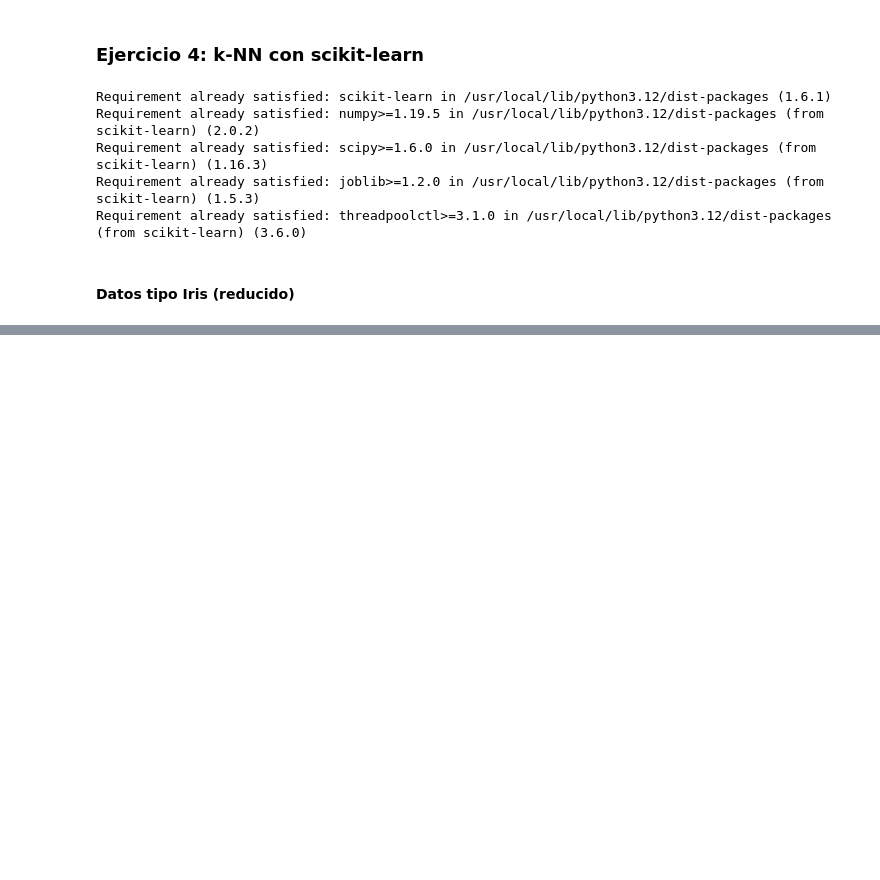
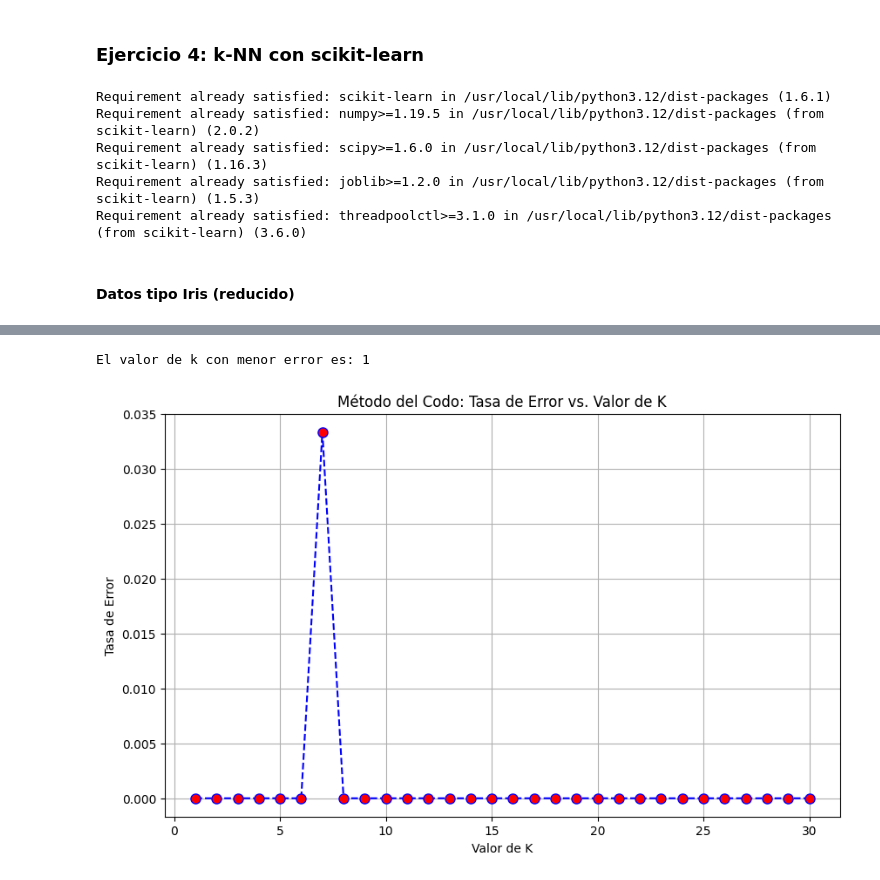
Before and after one commit to TheCodeTester860/AntonioCabrera, a Jupyter notebook: Mineria_De_Datos.ipynb, the cells around one changed output, grey strips where cells are left out. Cells and saved outputs as stored; diff of their text form; code cells hidden in the pictures; blank space fills up the shorter version.

```diff
--- a/Mineria_De_Datos.ipynb
+++ b/Mineria_De_Datos.ipynb
@@ -2408,0 +2500,12 @@ P = np.array([[5.8, 3.2]])
+# %%
+X = [(2,2), (2,4), (4,2), (4,4)]
+y = ['A', 'B', 'B', 'A']
+P = (3,3)
+
+distancias = [(distancia_euclidiana(P, X[i]), y[i]) for i in range(len(X))]
+distancias.sort(key=lambda x: x[0])
+
+k = 4
+clases = [clase for _, clase in distancias[:k]]
+
+print("Clases vecinas:", clases)
@@ -2408,0 +2516,8 @@ P = np.array([[5.8, 3.2]])
+# %%
+y_correct = np.array(['Alto', 'Alto', 'Bajo', 'Bajo', 'Alto', 'Bajo'])
+
+
+for k in [1, 3, 5]:
+    modelo = KNeighborsClassifier(n_neighbors=k)
+    modelo.fit(X_norm, y_correct)
+    print(f"k={k} →", modelo.predict(nuevo_norm)[0])
@@ -2408,0 +2544,44 @@ P = np.array([[5.8, 3.2]])
+# %%
+import numpy as np
+import matplotlib.pyplot as plt
+from sklearn.datasets import load_iris
+from sklearn.model_selection import train_test_split
+from sklearn.neighbors import KNeighborsClassifier
+from sklearn.metrics import accuracy_score
+
+
+iris = load_iris()
+X = iris.data
+y = iris.target
+
+X_train, X_test, y_train, y_test = train_test_split(X, y, test_size=0.2, random_state=42)
+
+tasas_error = []
+valores_k = range(1, 31)
+
+for k in valores_k:
+
+    knn = KNeighborsClassifier(n_neighbors=k)
+
+    knn.fit(X_train, y_train)
+
+    predicciones = knn.predict(X_test)
+
+
+    error = np.mean(predicciones != y_test)
+    tasas_error.append(error)
+
+
+mejor_k = valores_k[np.argmin(tasas_error)]
+print(f"El valor de k con menor error es: {mejor_k}")
+plt.figure(figsize=(10, 6))
+plt.plot(valores_k, tasas_error, color='blue', linestyle='dashed', marker='o',
+         markerfacecolor='red', markersize=8)
+plt.title('Método del Codo: Tasa de Error vs. Valor de K')
+plt.xlabel('Valor de K')
+plt.ylabel('Tasa de Error')
+plt.grid(True)
+plt.show()
+# %% [output]
+El valor de k con menor error es: 1
+[figure, added]
```
Also changed, not shown: parts of 18 cells of this notebook.
